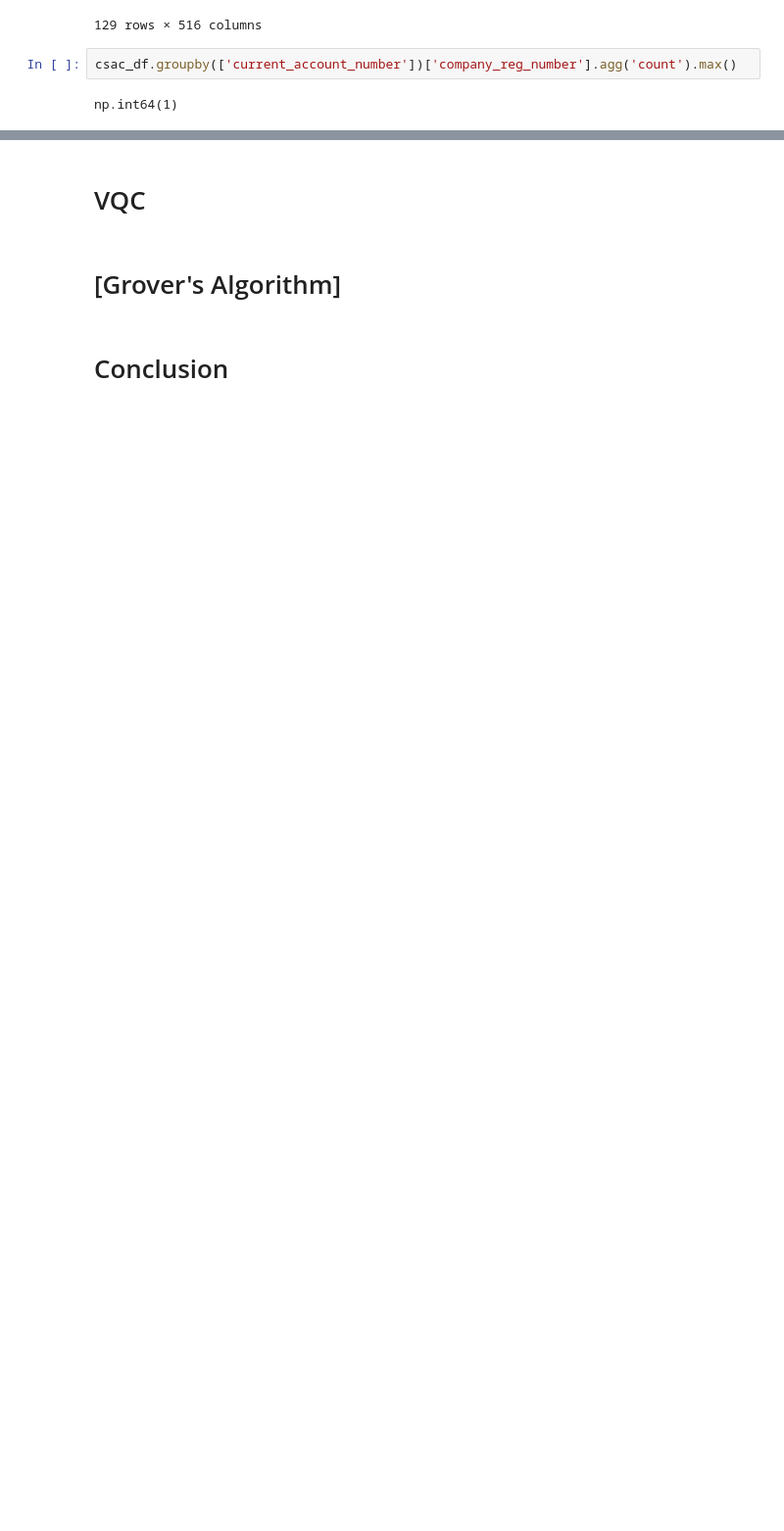
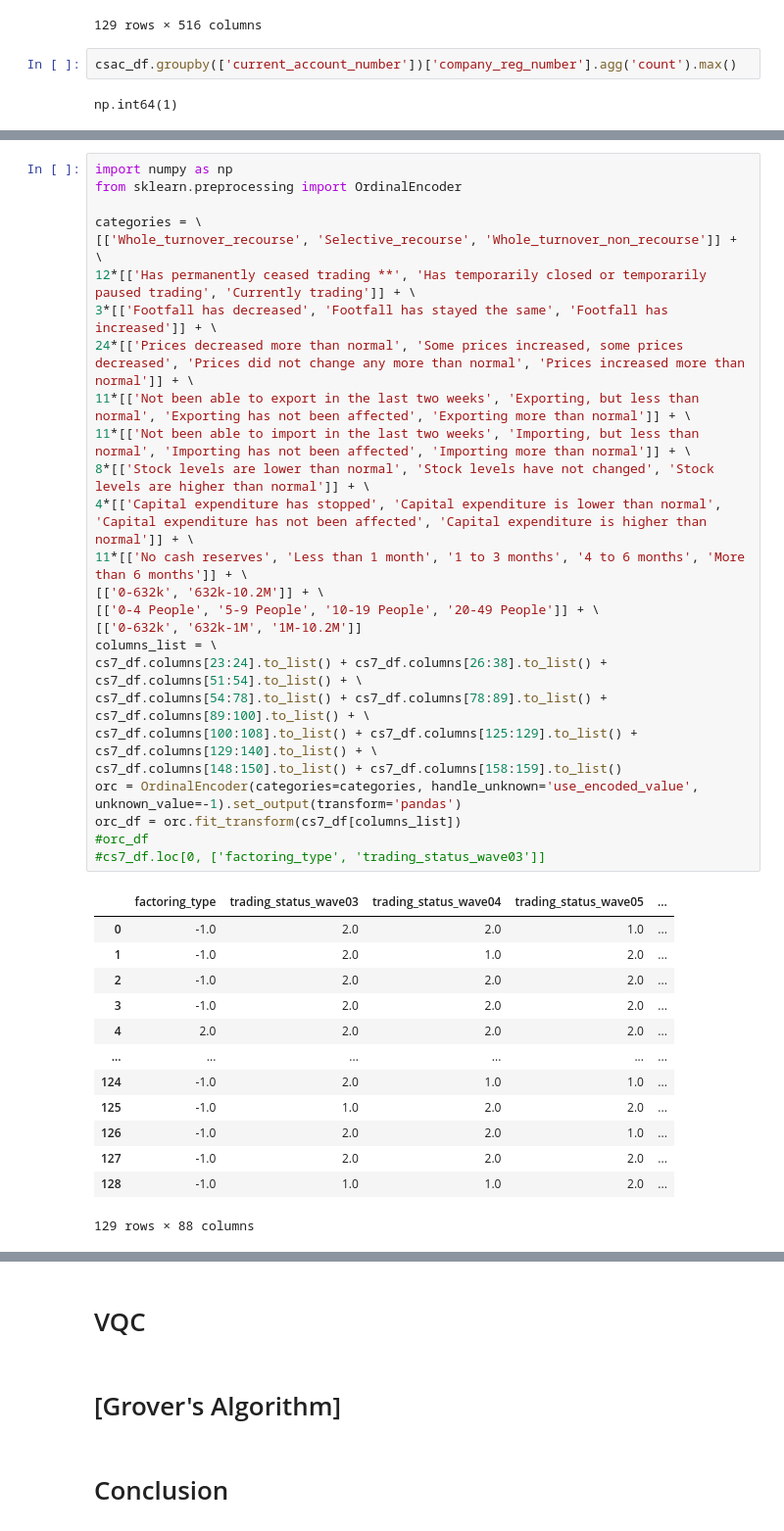
Before and after one commit to floatn/QML-for-finance, a Jupyter notebook: qml_code.ipynb, the cells around one changed output, grey strips where cells are left out. Shown at 98% size. Cells and saved outputs as stored; diff of their text form; blank space fills up the shorter version.

```diff
--- a/qml_code.ipynb
+++ b/qml_code.ipynb
@@ -2613,0 +2726,40 @@ np.int64(1)
+# %%
+import numpy as np
+from sklearn.preprocessing import OrdinalEncoder
+
+categories = \
+[['Whole_turnover_recourse', 'Selective_recourse', 'Whole_turnover_non_recourse']] + \
+12*[['Has permanently ceased trading **', 'Has temporarily closed or temporarily paused trading', 'Currently trading']] + \
+3*[['Footfall has decreased', 'Footfall has stayed the same', 'Footfall has increased']] + \
+24*[['Prices decreased more than normal', 'Some prices increased, some prices decreased', 'Prices did not change any more than normal', 'Prices increased more than normal']] + \
+11*[['Not been able to export in the last two weeks', 'Exporting, but less than normal', 'Exporting has not been affected', 'Exporting more than normal']] + \
+11*[['Not been able to import in the last two weeks', 'Importing, but less than normal', 'Importing has not been affected', 'Importing more than normal']] + \
+8*[['Stock levels are lower than normal', 'Stock levels have not changed', 'Stock levels are higher than normal']] + \
+4*[['Capital expenditure has stopped', 'Capital expenditure is lower than normal', 'Capital expenditure has not been affected', 'Capital expenditure is higher than normal']] + \
+11*[['No cash reserves', 'Less than 1 month', '1 to 3 months', '4 to 6 months', 'More than 6 months']] + \
+[['0-632k', '632k-10.2M']] + \
+[['0-4 People', '5-9 People', '10-19 People', '20-49 People']] + \
+[['0-632k', '632k-1M', '1M-10.2M']]
+columns_list = \
+cs7_df.columns[23:24].to_list() + cs7_df.columns[26:38].to_list() + cs7_df.columns[51:54].to_list() + \
+cs7_df.columns[54:78].to_list() + cs7_df.columns[78:89].to_list() + cs7_df.columns[89:100].to_list() + \
+cs7_df.columns[100:108].to_list() + cs7_df.columns[125:129].to_list() + cs7_df.columns[129:140].to_list() + \
+cs7_df.columns[148:150].to_list() + cs7_df.columns[158:159].to_list()
+orc = OrdinalEncoder(categories=categories, handle_unknown='use_encoded_value', unknown_value=-1).set_output(transform='pandas')
+orc_df = orc.fit_transform(cs7_df[columns_list])
+#orc_df
+#cs7_df.loc[0, ['factoring_type', 'trading_status_wave03']]
+# %% [output]
+|  | factoring_type | trading_status_wave03 | trading_status_wave04 | trading_status_wave05 | ... |
+| 0 | -1.0 | 2.0 | 2.0 | 1.0 | ... |
+| 1 | -1.0 | 2.0 | 1.0 | 2.0 | ... |
+| 2 | -1.0 | 2.0 | 2.0 | 2.0 | ... |
+| 3 | -1.0 | 2.0 | 2.0 | 2.0 | ... |
+| 4 | 2.0 | 2.0 | 2.0 | 2.0 | ... |
+| ... | ... | ... | ... | ... | ... |
+| 124 | -1.0 | 2.0 | 1.0 | 1.0 | ... |
+| 125 | -1.0 | 1.0 | 2.0 | 2.0 | ... |
+| 126 | -1.0 | 2.0 | 2.0 | 1.0 | ... |
+| 127 | -1.0 | 2.0 | 2.0 | 2.0 | ... |
+| 128 | -1.0 | 1.0 | 1.0 | 2.0 | ... |
+129 rows × 88 columns
```
Also changed, not shown: parts of 25 cells of this notebook.
